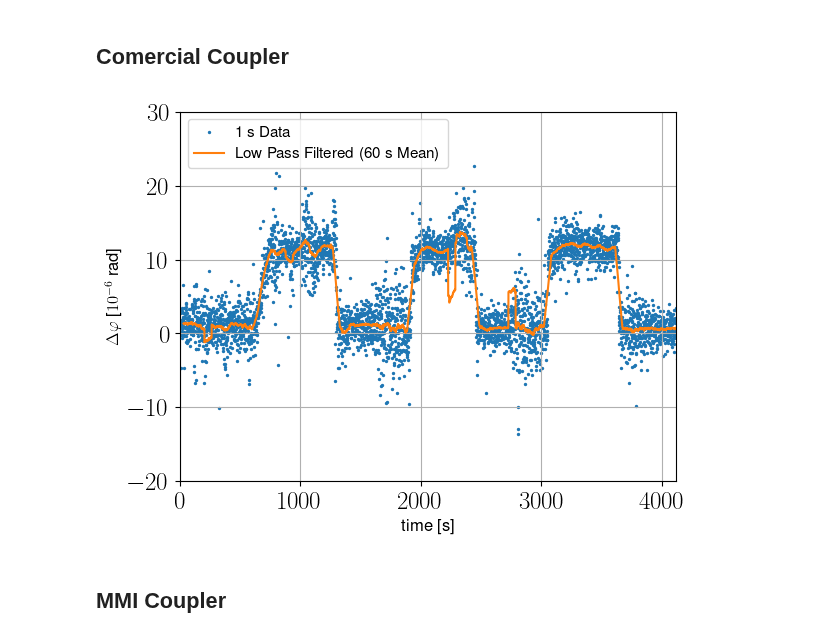
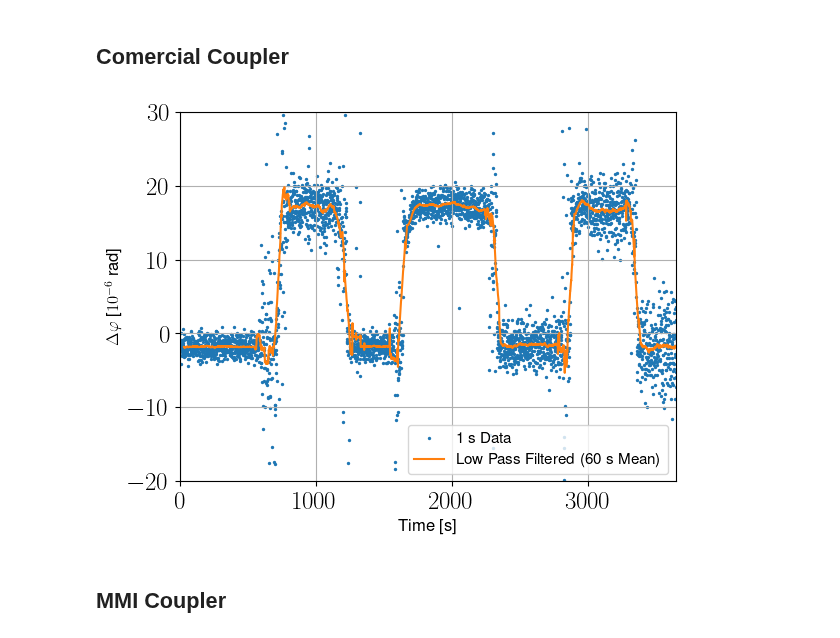
Before and after one commit to bilaljo/MiniPTI, a Jupyter notebook: notebooks/pti.ipynb, the cells around one changed output. Drawn from its saved outputs; the diff is of its cells as text; code cells hidden in the pictures.

```diff
--- a/notebooks/pti.ipynb
+++ b/notebooks/pti.ipynb
@@ -11,7 +10,7 @@ plt.rc('font', family='Helvetica')
 decimation_data_comercial = pd.read_csv("data/Decimation_Comercial.csv")
 decimation_data_mmi = pd.read_csv("data/Decimation_MMI.csv")
 
-pti_inversion_comercial = pd.read_csv("data/PTI_Inversion.csv")
+pti_inversion_comercial = pd.read_csv("data/PTI_Inversion_Comercial.csv")
 pti_inversion_mmi = pd.read_csv("data/PTI_Inversion_MMI.csv")
 # %% [markdown]
 # DC Values
@@ -134,14 +133,14 @@ pti_mean_comercial_60s = pti_comercial.rolling(60, center=True).mean()
 # %%
 plt.scatter(range(len(pti_comercial)), pti_comercial, s=2, label="1 s Data")
 plt.plot(range(len(pti_comercial)), pti_mean_comercial_60s, label="Low Pass Filtered (60 s Mean)", color="tab:orange")
 plt.grid()
-plt.xlabel("time [s]", fontsize=12)
+plt.xlabel("Time [s]", fontsize=12)
 plt.ylabel(r"$\Delta\varphi$ [$10^{-6}$ rad]", fontsize=12)
 plt.legend(fontsize=11)
 plt.axis([0, len(pti_comercial) - 80, -20, 30])
 plt.show()
 # %% [output]
-[figure, old version]
+[figure, new version]
 # %% [markdown]
 ## MMI Coupler
 # %%
```
Also changed, not shown: parts of 4 cells of this notebook, 1 other file.
